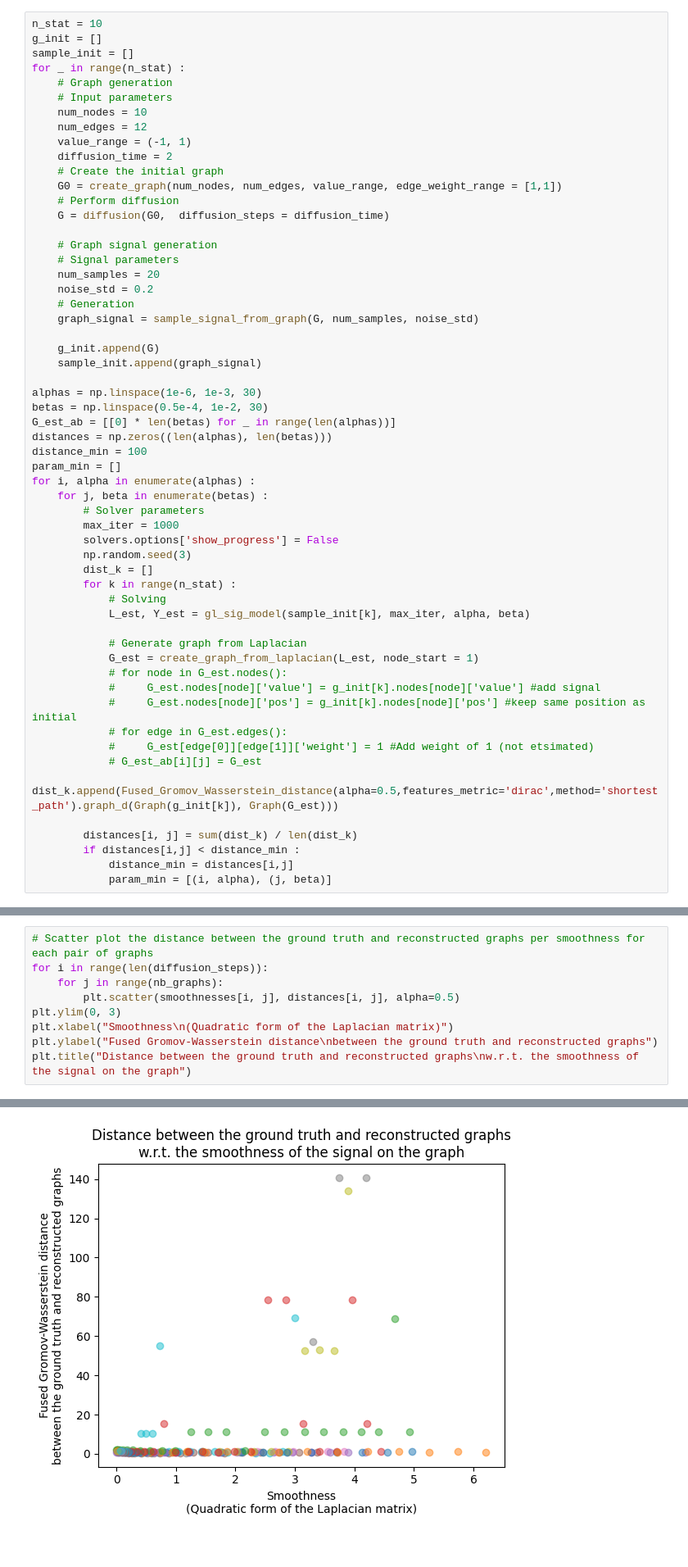
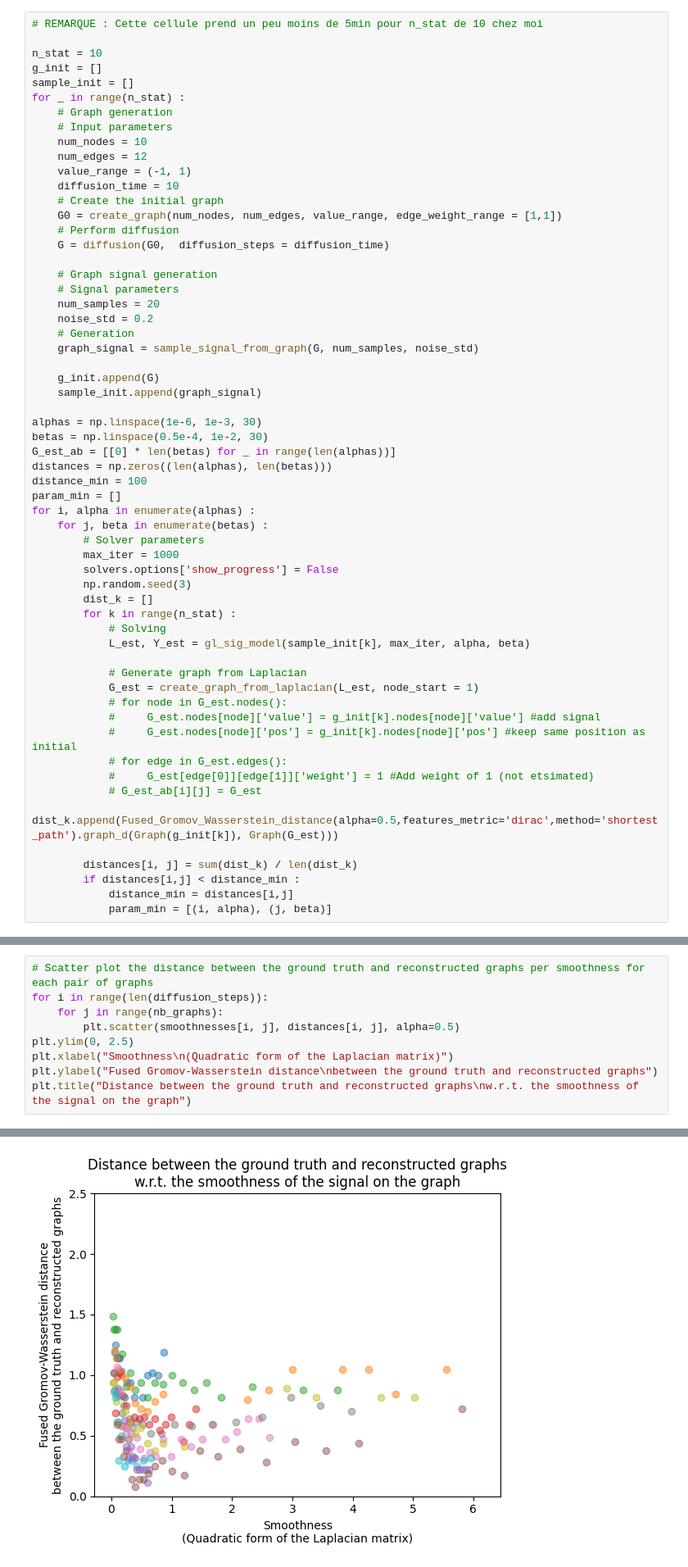
Before and after one commit to MathildeDupouy/Learn-Graph-Laplacian, a Jupyter notebook: code/main.ipynb, the cells around one changed output, grey strips where cells are left out. Shown at 82% size. Drawn from its saved outputs; the diff is of its cells as text.

```diff
--- a/code/main.ipynb
+++ b/code/main.ipynb
@@ -268,4 +271,6 @@ plot_graph(G_est, value_range=value_range, labels=False, title="Estimated graph
 # %%
+# REMARQUE : Cette cellule prend un peu moins de 5min pour n_stat de 10 chez moi
+
 n_stat = 10
 g_init = []
 sample_init = []
@@ -275,7 +280,7 @@ for _ in range(n_stat) :
     num_nodes = 10
     num_edges = 12
     value_range = (-1, 1)
-    diffusion_time = 2
+    diffusion_time = 10
     # Create the initial graph
     G0 = create_graph(num_nodes, num_edges, value_range, edge_weight_range = [1,1])
     # Perform diffusion
@@ -450,15 +455,15 @@ Text(0.5, 1.0, 'Smoothness of the signal on a graph\nw.r.t. the diffusion steps'
 # %%
 # Scatter plot the distance between the ground truth and reconstructed graphs per smoothness for each pair of graphs
 for i in range(len(diffusion_steps)):
     for j in range(nb_graphs):
         plt.scatter(smoothnesses[i, j], distances[i, j], alpha=0.5)
-plt.ylim(0, 3)
+plt.ylim(0, 2.5)
 plt.xlabel("Smoothness\n(Quadratic form of the Laplacian matrix)")
 plt.ylabel("Fused Gromov-Wasserstein distance\nbetween the ground truth and reconstructed graphs")
 plt.title("Distance between the ground truth and reconstructed graphs\nw.r.t. the smoothness of the signal on the graph")
 # %% [output]
 Text(0.5, 1.0, 'Distance between the ground truth and reconstructed graphs\nw.r.t. the smoothness of the signal on the graph')
-[figure, old version]
+[figure, new version]
 # %%
 i=10
 j=1
```
Also changed, not shown: parts of 4 cells of this notebook, 5 other files.
